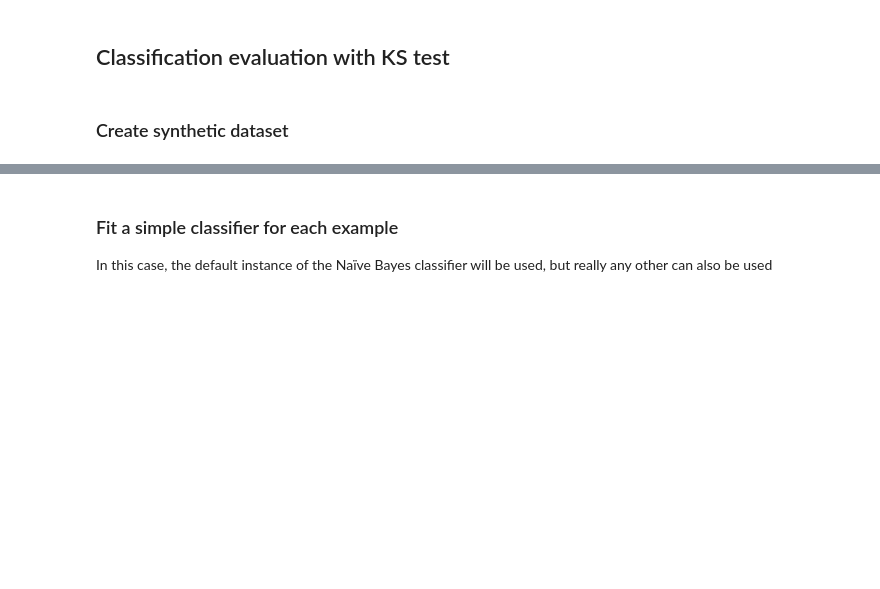
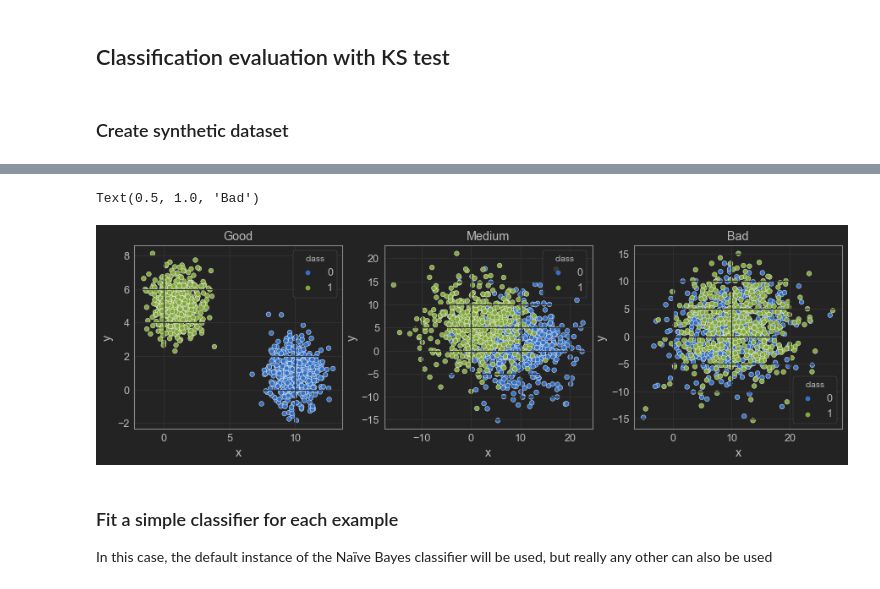
Before and after one commit to vinyluis/Articles, a Jupyter notebook: Kolmogorov-Smirnov/Kolmogorov-Smirnov - Classification.ipynb, the cells around one changed output, grey strips where cells are left out. Drawn from its saved outputs; the diff is of its cells as text; code cells hidden in the pictures; blank space fills up the shorter version.

```diff
--- a/Kolmogorov-Smirnov/Kolmogorov-Smirnov - Classification.ipynb
+++ b/Kolmogorov-Smirnov/Kolmogorov-Smirnov - Classification.ipynb
@@ -76,3 +76,18 @@ sns.scatterplot(data = df_bad, x = 'x', y = 'y', hue = 'class')
+# %%
+# Plot all three
+fig = plt.figure(figsize = (15, 4))
+ax1 = plt.subplot(1, 3, 1)
+ax2 = plt.subplot(1, 3, 2)
+ax3 = plt.subplot(1, 3, 3)
+sns.scatterplot(data = df_good, x = 'x', y = 'y', hue = 'class', ax = ax1)
+sns.scatterplot(data = df_medium, x = 'x', y = 'y', hue = 'class', ax = ax2)
+sns.scatterplot(data = df_bad, x = 'x', y = 'y', hue = 'class', ax = ax3)
+ax1.set_title("Good")
+ax2.set_title("Medium")
+ax3.set_title("Bad")
+# %% [output]
+Text(0.5, 1.0, 'Bad')
+[figure, added]
 # %% [markdown]
 ### Fit a simple classifier for each example
 In this case, the default instance of the Naïve Bayes classifier will be used, but really any other can also be used
```
Also changed, not shown: parts of 16 cells of this notebook, 22 other files.
